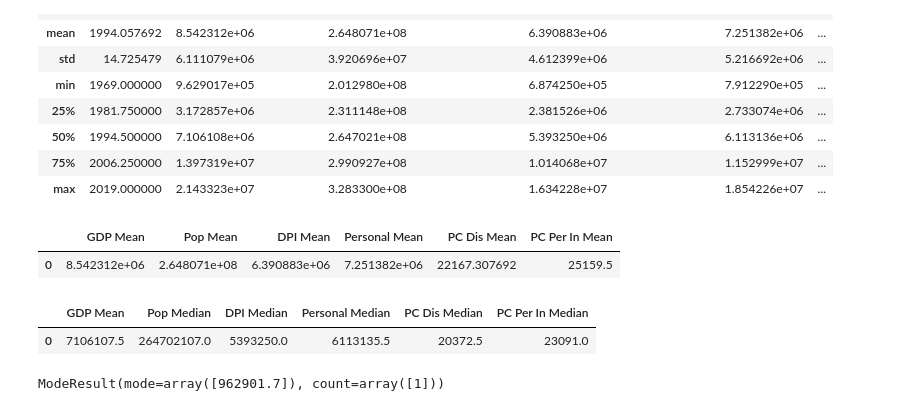
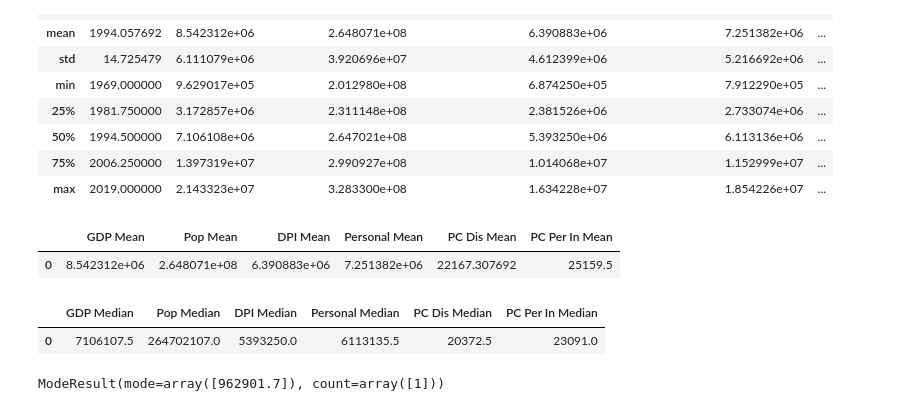
Before and after one commit to brittanijoi94/project-1, a Jupyter notebook: Mean, Median, and Mode.ipynb, the cells around one changed output. Saved outputs shown, nothing was run; the diff lists cells and outputs as text; code cells hidden in the pictures.

```diff
--- a/Mean, Median, and Mode.ipynb
+++ b/Mean, Median, and Mode.ipynb
@@ -7,7 +7,7 @@ import scipy.stats as sts
 # %%
 #Csv read
 
-gdp_income_df=pd.read_csv("EXCEL_gdp_income.csv")
+gdp_income_df=pd.read_csv("Combine GDP and Income/Output/EXCEL_gdp_income.csv")
 gdp_income_df
 # %% [output]
 |  | Year | GDP (Dollars) | Population (No. of People) | Disposable Personal Income (Milli... | Personal Income (Millions of Doll... | ... |
@@ -194,15 +194,15 @@ mean
 | 0 | 8.542312e+06 | 2.648071e+08 | 6.390883e+06 | 7.251382e+06 | 22167.307692 | 25159.5 |
 # %%
 #Median for all columns
-median=pd.DataFrame({"GDP Mean":[gdp_income_df["GDP (Dollars)"].median()],
+median=pd.DataFrame({"GDP Median":[gdp_income_df["GDP (Dollars)"].median()],
 "Pop Median":[gdp_income_df["Population (No. of People)"].median()],
 "DPI Median":[gdp_income_df["Disposable Personal Income (Millions of Dollars)"].median()],
 "Personal Median":[gdp_income_df["Personal Income (Millions of Dollars)"].median()],
 "PC Dis Median":[gdp_income_df["Per Capita Disposable Personal Income (Dollars)"].median()],
 "PC Per In Median":[gdp_income_df["Per Capita Personal Income (Dollars)"].median()]})
 median
 # %% [output]
-|  | GDP Mean | Pop Median | DPI Median | Personal Median | PC Dis Median | PC Per In Median |
+|  | GDP Median | Pop Median | DPI Median | Personal Median | PC Dis Median | PC Per In Median |
 | 0 | 7106107.5 | 264702107.0 | 5393250.0 | 6113135.5 | 20372.5 | 23091.0 |
 # %%
 sts.mode(gdp_income_df["GDP (Dollars)"])
```
Also changed, not shown: 2 other files.
